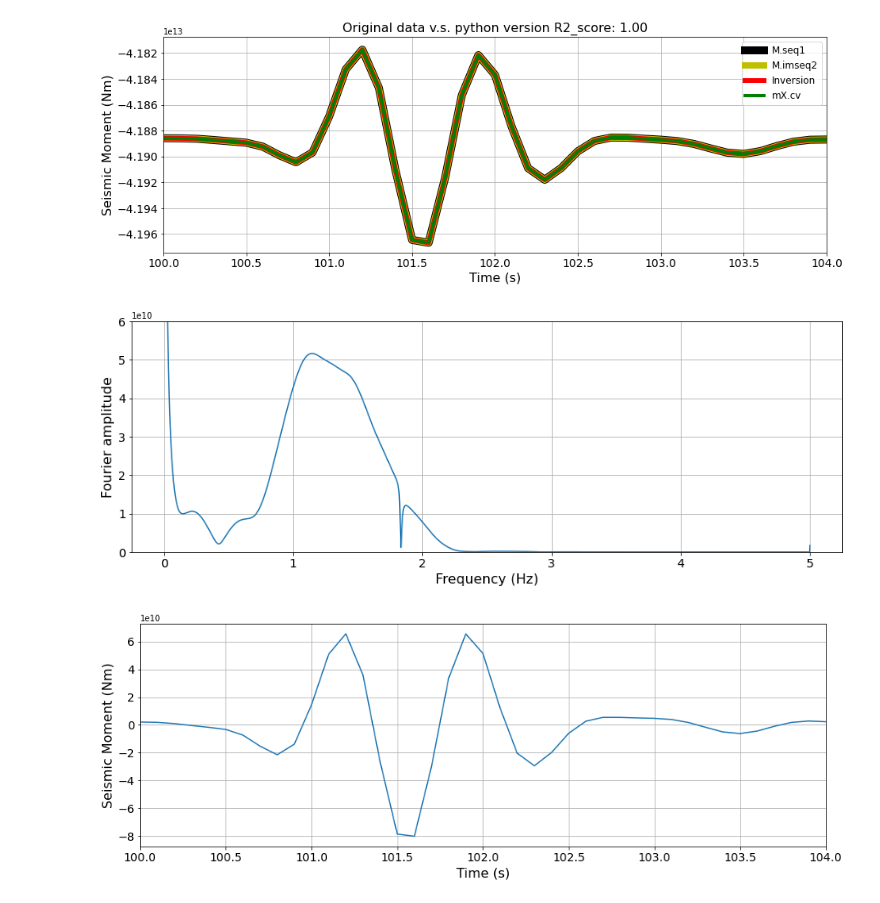
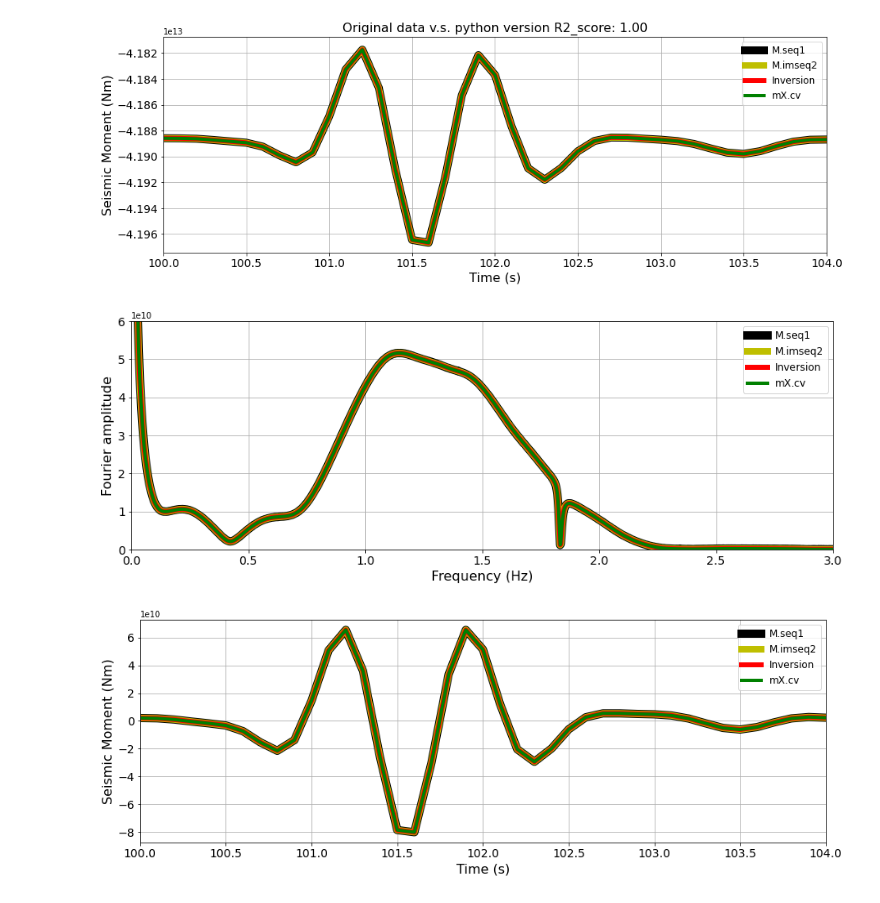
Before and after one commit to natsunoyuki/seismic_analysis_tools, a Jupyter notebook: ymaeda_tools_inv_checks.ipynb, the cells around one changed output. Cells and saved outputs as stored; diff of their text form; code cells hidden in the pictures.

```diff
--- a/ymaeda_tools_inv_checks.ipynb
+++ b/ymaeda_tools_inv_checks.ipynb
@@ -76,36 +91,27 @@ Time elapsed: 1.745s
 # %%
-# The DFT of M.seq1, and the other 3 data sets already stored in frequency space should equal each other...
-# Let's confirm that here.
-
-# Perform a DFT, time shift 1000 indices and halve the frequency space of model/M.seq1
-mest_rev = halfdft_timeshift(mt, 1000) * dt # don't forget the dt factor!!!
-
-# Perform a IDFT on the time shifted model_spectrum/M.imseq2
-mt_spec_idft = np.real(idft(timeshift_cplx(mt_spec))) / dt # don't forget the 1/dt factor!!!
-
 plt.figure(figsize = (15, 7))
 plt.subplot(2, 1, 1)
-# DFT of M.seq1:
+# 1. DFT of M.seq1:
 plt.plot(f, np.real(mest_rev),"k", linewidth = 10)
-# Raw M.imseq2 data:
+# 2. Raw M.imseq2 data:
 plt.plot(mt_freq, np.real(mt_spec), "y", linewidth = 8)
-# Moment tensor calculated from dX.cv and G.dbm using python code:
-plt.plot(f, mest[:,0], "r", linewidth = 6)
-# Raw mX.cv data
-plt.plot(f, mest_ym[:,0], "g", linewidth = 4)
+# 3. Moment tensor calculated from dX.cv and G.dbm using python code:
+plt.plot(f, mest[:, 0], "r", linewidth = 6)
+# 4. Raw mX.cv data
+plt.plot(f, mest_ym[:, 0], "g", linewidth = 4)
 plt.ylim([-0.6e11, 0.6e11])
 plt.xlim([0, 3])
 plt.grid(True)
 plt.legend(["M.seq1", "M.imseq2", "Inversion", "mX.cv"], fontsize = 12)
 plt.subplot(2, 1, 2)
-# DFT of M.seq1:
+# 1. DFT of M.seq1:
 plt.plot(f, np.imag(mest_rev),"k", linewidth = 10)
-# Raw M.imseq2 data:
+# 2. Raw M.imseq2 data:
 plt.plot(mt_freq, np.imag(mt_spec), "y", linewidth = 8)
-# Moment tensor calculated from dX.cv and G.dbm using python code:
-plt.plot(f, mest[:,1], "r", linewidth = 6)
-# Raw mX.cv data
-plt.plot(f, mest_ym[:,1], "g", linewidth = 4)
+# 3. Moment tensor calculated from dX.cv and G.dbm using python code:
+plt.plot(f, mest[:, 1], "r", linewidth = 6)
+# 4. Raw mX.cv data
+plt.plot(f, mest_ym[:, 1], "g", linewidth = 4)
 plt.ylim([-0.6e11, 0.6e11])
 plt.xlim([0, 3])
 plt.grid(True)
@@ -140,33 +143,54 @@ plt.show()
 # %%
 # Therer is an ultra-long period signal within the final result... We are not interested in that.
 # Check where the most interesting portion of the moment tensor spectrum is...
 
 plt.figure(figsize = (15, 5))
-plt.plot(f, np.sqrt(np.abs(mest[:,0]**2 + mest[:,1]**2)))
+# 1. DFT of M.seq1:
+plt.plot(f, np.abs(mest_rev),"k", linewidth = 10)
+# 2. Raw M.imseq2 data:
+plt.plot(mt_freq, np.abs(mt_spec), "y", linewidth = 8)
+# 3. Moment tensor calculated from dX.cv and G.dbm using python code:
+plt.plot(f, np.sqrt(mest[:, 0]**2 + mest[:, 1]**2), "r", linewidth = 6)
+# 4. Raw mX.cv data
+plt.plot(f, np.sqrt(mest_ym[:, 0]**2 + mest_ym[:, 1]**2), "g", linewidth = 4)
 plt.xlabel("Frequency (Hz)", fontsize = 16)
 plt.ylabel("Fourier amplitude", fontsize = 16)
 plt.grid(True)
 plt.ylim([0, 0.6e11])
+plt.xlim([0, 3])
+plt.legend(["M.seq1", "M.imseq2", "Inversion", "mX.cv"], fontsize = 12)
 plt.xticks(fontsize = 14)
 plt.yticks(fontsize = 14)
 plt.show()
 # %% [output]
-[figure, old version]
+[figure, new version]
 # %%
 # Try filtering out the ultra-long period signal by focussing on the band [0.5, 2.5] Hz. This should "zero"
 # and scale the moment tensor to something more reasonable.
 
 b, a = signal.iirfilter(2, [0.5, 2.5], btype='bandpass', analog=False, ftype='butter', fs=1/dt, output='ba')
-mt_filt = signal.filtfilt(b, a, mt)
+
+mtX = signal.filtfilt(b, a, mt)
+mt_spec_idftX = signal.filtfilt(b, a, mt_spec_idft)
+mrX = signal.filtfilt(b, a, mr)
+mest_ym_tX = signal.filtfilt(b, a, mest_ym_t)
 
 plt.figure(figsize = (15, 5))
-plt.plot(t, mt_filt)
+# 1. Loaded raw model/M.seq1 data:
+plt.plot(t, mtX, "k", linewidth = 10)
+# 2. IDFT of model_spectrum/M.imseq2 data:
+plt.plot(t, mt_spec_idftX, "y", linewidth = 8)
+# 3. Moment tensor calculated from dX.cv and G.dbm using python code:
+plt.plot(t, mrX, "r", linewidth = 6)
+# 4. mX.cv data:
+plt.plot(t, mest_ym_tX, "g", linewidth = 4)
 plt.xlabel('Time (s)', fontsize = 16)
 plt.ylabel('Seismic Moment (Nm)', fontsize = 16)
+plt.legend(["M.seq1", "M.imseq2", "Inversion", "mX.cv"], fontsize = 12)
 plt.grid(True)
 plt.xticks(fontsize = 14)
 plt.yticks(fontsize = 14)
 plt.xlim([100, 104])
 plt.show()
 # %% [output]
-[figure, old version]
+[figure, new version]
```
Also changed, not shown: parts of 4 cells of this notebook, 6 other files.
